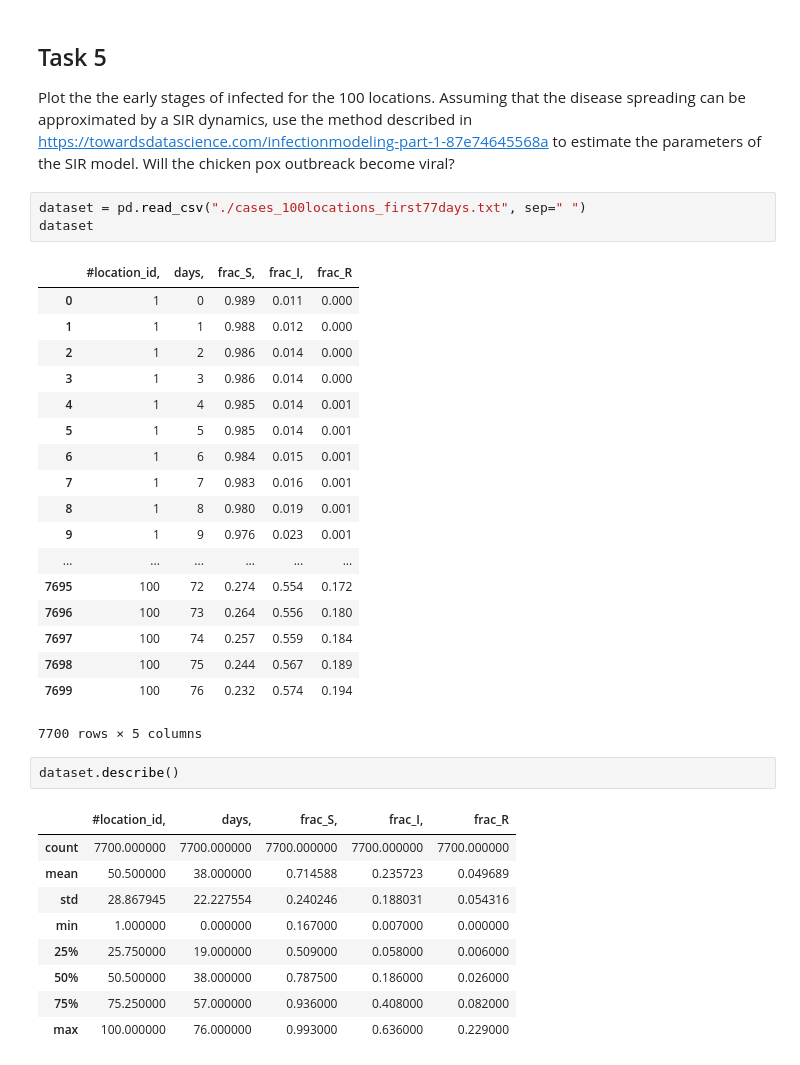
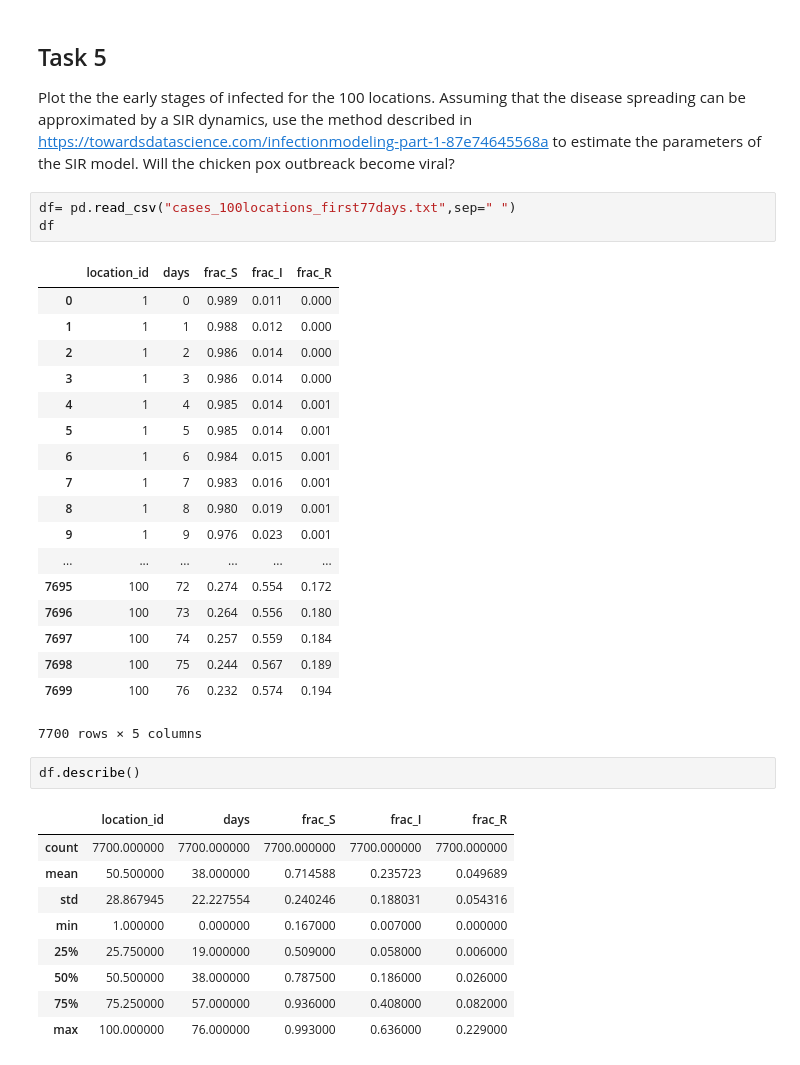
Before and after one commit to Agos95/ComplexSyst, a Jupyter notebook: 02/Agostini_Federico_code2 - Copia.ipynb, the cells around one changed output. Drawn from its saved outputs; the diff is of its cells as text.

```diff
--- a/02/Agostini_Federico_code2.ipynb
+++ b/02/Agostini_Federico_code2 - Copia.ipynb
@@ -514,10 +685,10 @@ plt.show()
 
 Plot the the early stages of infected for the 100 locations. Assuming that the disease spreading can be approximated by a SIR dynamics, use the method described in https://towardsdatascience.com/infectionmodeling-part-1-87e74645568a to estimate the parameters of the SIR model. Will the chicken pox outbreack become viral?
 # %%
-dataset = pd.read_csv("./cases_100locations_first77days.txt", sep=" ")
-dataset
+df= pd.read_csv("cases_100locations_first77days.txt",sep=" ")
+df
 # %% [output]
-|  | #location_id, | days, | frac_S, | frac_I, | frac_R |
+|  | location_id | days | frac_S | frac_I | frac_R |
 | 0 | 1 | 0 | 0.989 | 0.011 | 0.000 |
 | 1 | 1 | 1 | 0.988 | 0.012 | 0.000 |
 | 2 | 1 | 2 | 0.986 | 0.014 | 0.000 |
@@ -536,9 +707,9 @@ dataset
 | 7699 | 100 | 76 | 0.232 | 0.574 | 0.194 |
 7700 rows × 5 columns
 # %%
-dataset.describe()
+df.describe()
 # %% [output]
-|  | #location_id, | days, | frac_S, | frac_I, | frac_R |
+|  | location_id | days | frac_S | frac_I | frac_R |
 | count | 7700.000000 | 7700.000000 | 7700.000000 | 7700.000000 | 7700.000000 |
 | mean | 50.500000 | 38.000000 | 0.714588 | 0.235723 | 0.049689 |
 | std | 28.867945 | 22.227554 | 0.240246 | 0.188031 | 0.054316 |
```
Also changed, not shown: parts of 12 cells of this notebook, 5 other files.
